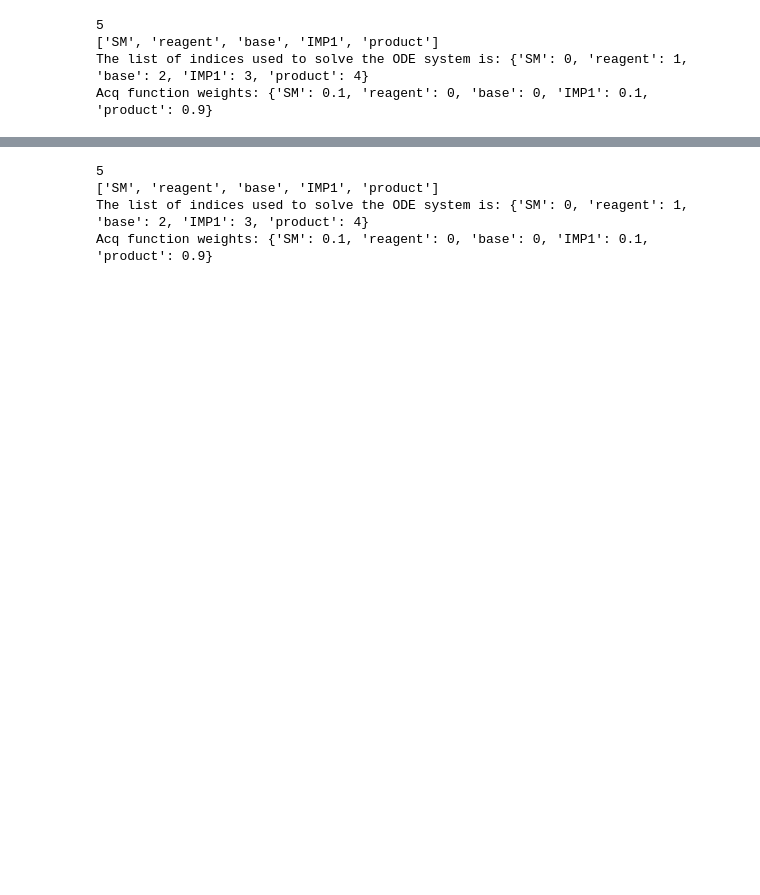
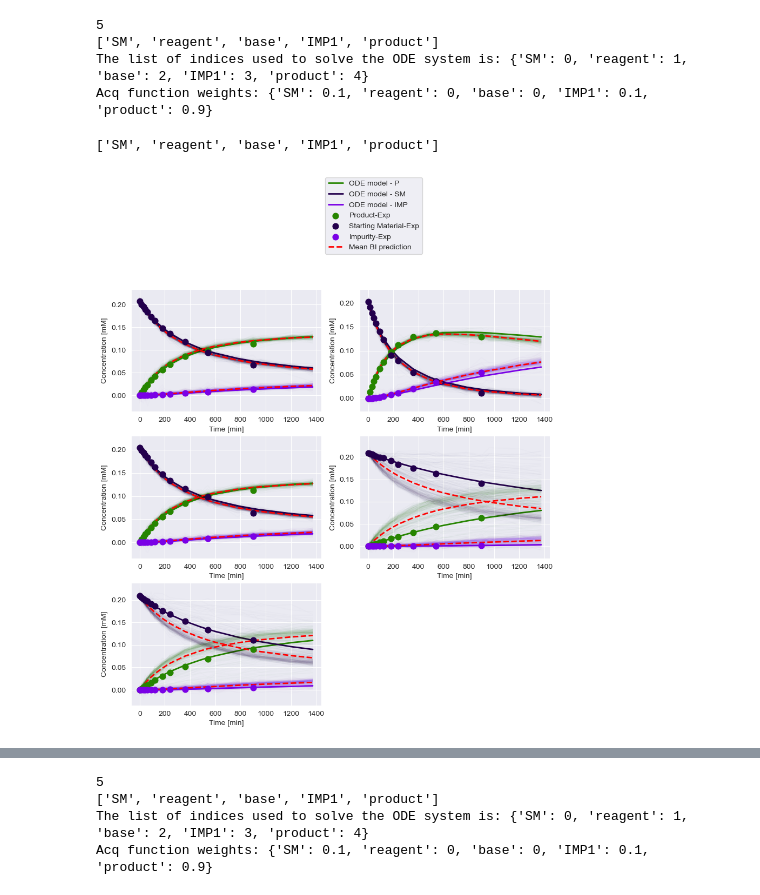
Before and after one commit to merwanmalakapalli/Automated-Reaction-Model, a Jupyter notebook: Bayesian Inference/Manuscript_case_study_#1_2024_v0.ipynb, the cells around one changed output, grey strips where cells are left out. Drawn from its saved outputs; the diff is of its cells as text; code cells hidden in the pictures; blank space fills up the shorter version.

```diff
--- a/Bayesian Inference/Manuscript_case_study_#1_2024_v0.ipynb
+++ b/Bayesian Inference/Manuscript_case_study_#1_2024_v0.ipynb
@@ -1188,8 +906,14 @@ The list of indices used to solve the ODE system is: {'SM': 0, 'reagent': 1, 'ba
 Acq function weights: {'SM': 0.1, 'reagent': 0, 'base': 0, 'IMP1': 0.1, 'product': 0.9}
 # %%
 y_predicted_all = BI_reaction1.bayesian_inference_predict(BI_model,
-                                        function = reaction1.simulate_symbolic_ode_for_numpyro_C_out,
+                                        function = reaction1_1.simulate_symbolic_ode_for_numpyro_C_out,
                                         priors = _new_priors2,
                                         X= input_new,
                                         num_samples=2000,
                                         num_warmup=1000)
+# %%
+y_predicted_all_test = y_predicted_all
+%store y_predicted_all_test
+# %%
+%store -r y_predicted_all_test
+y_predicted_all = y_predicted_all_test
@@ -1196,3 +924,64 @@ y_predicted_all = BI_reaction1.bayesian_inference_predict(BI_model,
+# %%
+C_out, names = reaction1_1.simulate_symbolic_ode_(input_new, ground_truth_params, time, initial_species=['SM', 'reagent', 'base'])
+# %% [output]
+['SM', 'reagent', 'base', 'IMP1', 'product']
+# %%
+import matplotlib.pyplot as plt
+plt.figure(figsize=(10, 10))
+
+# subplot_index = 1
+Sanofi_color = ['#23004C', '#268500', '#7A00E6']
+# for i in range(0, 5):
+#     plt.subplot(3, 2, subplot_index)
+#     subplot_index += 1
+#     for j in range(350):
+#         plt.plot(time, y_predicted_all[j][:, i, -1], color=Sanofi_color[0], linewidth=1, alpha=0.01)
+#         plt.plot(time, y_predicted_all[j][:, i, 0], color=Sanofi_color[1], linewidth=1, alpha=0.01)
+#         plt.plot(time, y_predicted_all[j][:, i, -2], color=Sanofi_color[2], linewidth=1, alpha=0.01)
+#     mean_predicted = np.mean([y_predicted_all[j][:, i] for j in range(2000)], axis=0)
+#     plt.plot(time, mean_predicted[:, -1], color='red', linewidth=2, linestyle='--', label='Mean BI prediction')
+#     plt.plot(time, mean_predicted[:, 0], color='red', linewidth=2, linestyle='--')
+#     plt.plot(time, mean_predicted[:, -2], color='red', linewidth=2, linestyle='--')
+#     plt.legend()
+
+subplot_index_2 = 1
+for i in range(0, 5):
+    plt.subplot(3, 2, subplot_index_2)
+    subplot_index_2 += 1
+    plt.plot(time, C_out[:, i, -1], color=Sanofi_color[1], linewidth=2, label='ODE model - P')
+    plt.plot(time, C_out[:, i, 0], color=Sanofi_color[0], linewidth=2, label='ODE model - SM')
+    plt.plot(time, C_out[:, i, -2], color=Sanofi_color[2], linewidth=2, label='ODE model - IMP')
+    plt.scatter(df_raw.iloc[:, i * 4], df_raw.iloc[:, i * 4 + 2], label='Product-Exp', s=60, color=Sanofi_color[1],  zorder=10)
+    plt.scatter(df_raw.iloc[:, i * 4], df_raw.iloc[:, i * 4 + 1], label='Starting Material-Exp', s=60, color=Sanofi_color[0], zorder=10)
+    plt.scatter(df_raw.iloc[:, i * 4], df_raw.iloc[:, i * 4 + 3], label='Impurity-Exp', s=60, color=Sanofi_color[2],  zorder=10)
+    plt.xlabel('Time [min]')
+    plt.ylabel('Concentration [mM]')
+
+subplot_index = 1
+Sanofi_color = ['#23004C', '#268500', '#7A00E6']
+for i in range(0, 5):
+    plt.subplot(3, 2, subplot_index)
+    subplot_index += 1
+    for j in range(300):
+        plt.plot(time, y_predicted_all[j][:, i, 0], color=Sanofi_color[0], linewidth=1, alpha=0.01)
+        plt.plot(time, y_predicted_all[j][:, i, -2], color=Sanofi_color[2], linewidth=1, alpha=0.01)
+        plt.plot(time, y_predicted_all[j][:, i, -1], color=Sanofi_color[1], linewidth=1, alpha=0.01)
+    # mean_predicted = np.mean([y_predicted_all[j][:, i] for j in range(10000)], axis=0)
+    mean_predicted = np.mean([y_predicted_all[j][:, i] for j in range(len(y_predicted_all))], axis=0)
+
+
+    plt.plot(time, mean_predicted[:, 0], color='red', linewidth=2, linestyle='--', label='Mean BI prediction')
+    plt.plot(time, mean_predicted[:, -1], color='red', linewidth=2, linestyle='--')
+    plt.plot(time, mean_predicted[:, -2], color='red', linewidth=2, linestyle='--')
+
+
+
+    if i==4:
+        plt.legend(loc='center left', bbox_to_anchor=(1,4))
+plt.tight_layout()
+plt.show()
+# %% [output]
+[figure, added]
 # %%
 plt.figure(figsize=(10, 10))
 
```
Also changed, not shown: parts of 63 cells of this notebook, 14 other files.
